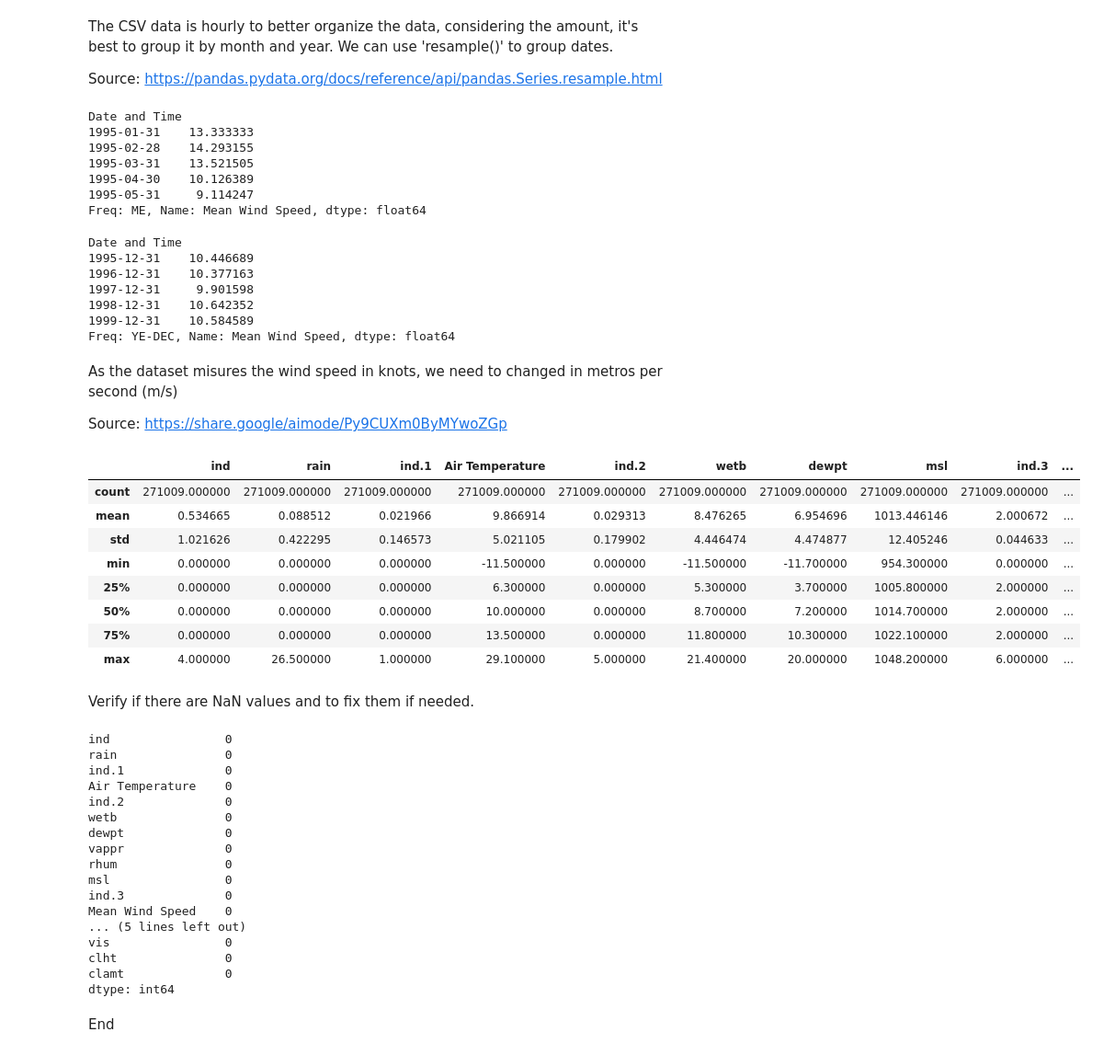
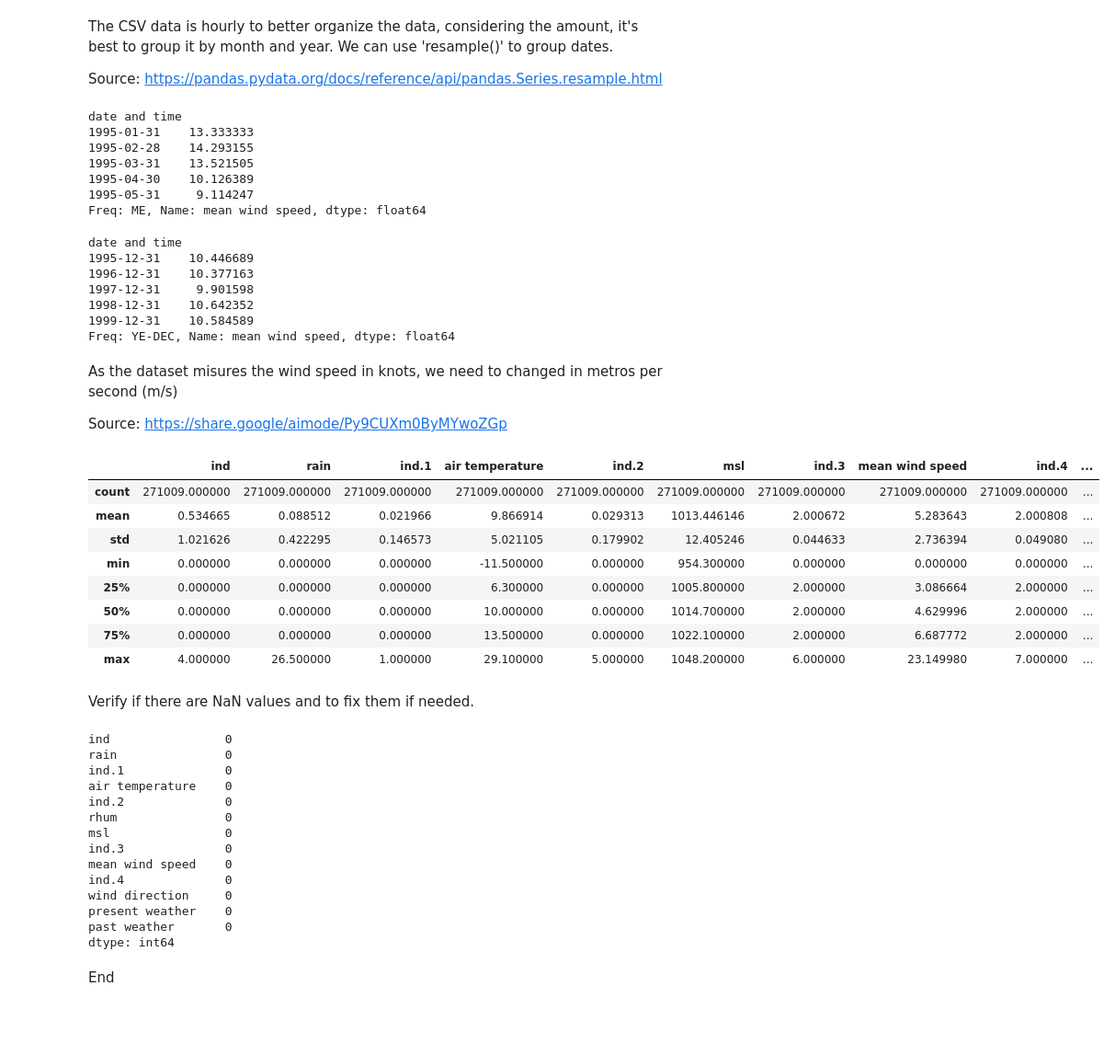
Before and after one commit to tanyasanjuan/pfda-project, a Jupyter notebook: wind.ipynb, the cells around one changed output. Shown at 92% size. Cells and saved outputs as stored; diff of their text form; code cells hidden in the pictures; blank space fills up the shorter version.

Commit message:
Delete some columns

```diff
--- a/wind.ipynb
+++ b/wind.ipynb
@@ -91,11 +91,11 @@ We can rename the columns we need to have an understandable names.
 # rename the columns
 
 df = df.rename(columns={
-    'date': 'Date and Time',
-    'temp': 'Air Temperature',
-    'wdsp': 'Mean Wind Speed',
-    'wddir': 'Wind Direction',
-    'ww': 'Present weather',
-    'w': 'Past Weather'})
+    'date': 'date and time',
+    'temp': 'air temperature',
+    'wdsp': 'mean wind speed',
+    'wddir': 'wind direction',
+    'ww': 'present weather',
+    'w': 'past weather'})
 df.head()
 # %% [output]
@@ -108,0 +111,4 @@ df.head()
+# %%
+# delete the columns
+df = df.drop(columns=['wetb', 'dewpt', 'vappr', 'sun', 'vis', 'clht', 'clamt'])
+df.head()
@@ -131,10 +142,10 @@ dtype: object
 # %% [markdown]
 Date and time already is a dataframe, however to ensure the code consider this as a dataframe we can explicit say it.
 # %%
-df['Date and Time'] = df['Date and Time'].astype('datetime64[ns]')
+df['date and time'] = df['date and time'].astype('datetime64[ns]')
 
 # Set the 'Date and Time' column as the index
-df.set_index('Date and Time', inplace=True)
+df.set_index('date and time', inplace=True)
 df = df.sort_index()
 df.head()
 # %% [output]
@@ -203,29 +213,29 @@ Source: https://pandas.pydata.org/docs/reference/api/pandas.Series.resample.html
 # %%
 # group by month
 '''using ME instad 'M', as it will be deprecated in future versions'''
-df_monthly = df.resample('ME')['Mean Wind Speed'].mean()
+df_monthly = df.resample('ME')['mean wind speed'].mean()
 df_monthly.head()
 # %% [output]
-Date and Time
+date and time
 1995-01-31    13.333333
 1995-02-28    14.293155
 1995-03-31    13.521505
 1995-04-30    10.126389
 1995-05-31     9.114247
-Freq: ME, Name: Mean Wind Speed, dtype: float64
+Freq: ME, Name: mean wind speed, dtype: float64
 # %%
 # group by year
 '''using YE instad 'Y', as it will be deprecated in future versions'''
-df_yearly = df.resample('YE')['Mean Wind Speed'].mean()
+df_yearly = df.resample('YE')['mean wind speed'].mean()
 df_yearly.head()
 # %% [output]
-Date and Time
+date and time
 1995-12-31    10.446689
 1996-12-31    10.377163
 1997-12-31     9.901598
 1998-12-31    10.642352
 1999-12-31    10.584589
-Freq: YE-DEC, Name: Mean Wind Speed, dtype: float64
+Freq: YE-DEC, Name: mean wind speed, dtype: float64
 # %% [markdown]
 As the dataset misures the wind speed in knots, we need to changed in metros per second (m/s)
 
@@ -234,20 +244,20 @@ Source: https://share.google/aimode/Py9CUXm0ByMYwoZGp
 # %%
 # Convert wind speed from knots to m/s
 # One knot is equal to 0.514444 meters per second
-df['Mean Wind Speed'] = df['Mean Wind Speed'] * 0.514444
+df['mean wind speed'] = df['mean wind speed'] * 0.514444
 
 # verify the conversion
 df.describe()
 # %% [output]
-|  | ind | rain | ind.1 | Air Temperature | ind.2 | wetb | dewpt | msl | ind.3 | ... |
+|  | ind | rain | ind.1 | air temperature | ind.2 | msl | ind.3 | mean wind speed | ind.4 | ... |
 | count | 271009.000000 | 271009.000000 | 271009.000000 | 271009.000000 | 271009.000000 | 271009.000000 | 271009.000000 | 271009.000000 | 271009.000000 | ... |
-| mean | 0.534665 | 0.088512 | 0.021966 | 9.866914 | 0.029313 | 8.476265 | 6.954696 | 1013.446146 | 2.000672 | ... |
-| std | 1.021626 | 0.422295 | 0.146573 | 5.021105 | 0.179902 | 4.446474 | 4.474877 | 12.405246 | 0.044633 | ... |
-| min | 0.000000 | 0.000000 | 0.000000 | -11.500000 | 0.000000 | -11.500000 | -11.700000 | 954.300000 | 0.000000 | ... |
-| 25% | 0.000000 | 0.000000 | 0.000000 | 6.300000 | 0.000000 | 5.300000 | 3.700000 | 1005.800000 | 2.000000 | ... |
-| 50% | 0.000000 | 0.000000 | 0.000000 | 10.000000 | 0.000000 | 8.700000 | 7.200000 | 1014.700000 | 2.000000 | ... |
-| 75% | 0.000000 | 0.000000 | 0.000000 | 13.500000 | 0.000000 | 11.800000 | 10.300000 | 1022.100000 | 2.000000 | ... |
-| max | 4.000000 | 26.500000 | 1.000000 | 29.100000 | 5.000000 | 21.400000 | 20.000000 | 1048.200000 | 6.000000 | ... |
+| mean | 0.534665 | 0.088512 | 0.021966 | 9.866914 | 0.029313 | 1013.446146 | 2.000672 | 5.283643 | 2.000808 | ... |
+| std | 1.021626 | 0.422295 | 0.146573 | 5.021105 | 0.179902 | 12.405246 | 0.044633 | 2.736394 | 0.049080 | ... |
+| min | 0.000000 | 0.000000 | 0.000000 | -11.500000 | 0.000000 | 954.300000 | 0.000000 | 0.000000 | 0.000000 | ... |
+| 25% | 0.000000 | 0.000000 | 0.000000 | 6.300000 | 0.000000 | 1005.800000 | 2.000000 | 3.086664 | 2.000000 | ... |
+| 50% | 0.000000 | 0.000000 | 0.000000 | 10.000000 | 0.000000 | 1014.700000 | 2.000000 | 4.629996 | 2.000000 | ... |
+| 75% | 0.000000 | 0.000000 | 0.000000 | 13.500000 | 0.000000 | 1022.100000 | 2.000000 | 6.687772 | 2.000000 | ... |
+| max | 4.000000 | 26.500000 | 1.000000 | 29.100000 | 5.000000 | 1048.200000 | 6.000000 | 23.149980 | 7.000000 | ... |
 # %% [markdown]
 Verify if there are NaN values and to fix them if needed.
 # %%
@@ -257,19 +267,16 @@ df.isnull().sum()
 ind                0
 rain               0
 ind.1              0
-Air Temperature    0
+air temperature    0
 ind.2              0
-wetb               0
-dewpt              0
-vappr              0
 rhum               0
 msl                0
 ind.3              0
-Mean Wind Speed    0
-... (5 lines left out)
-vis                0
-clht               0
-clamt              0
+mean wind speed    0
+ind.4              0
+wind direction     0
+present weather    0
+past weather       0
 dtype: int64
 # %% [markdown]
 End
```
Also changed, not shown: parts of 9 cells of this notebook.
